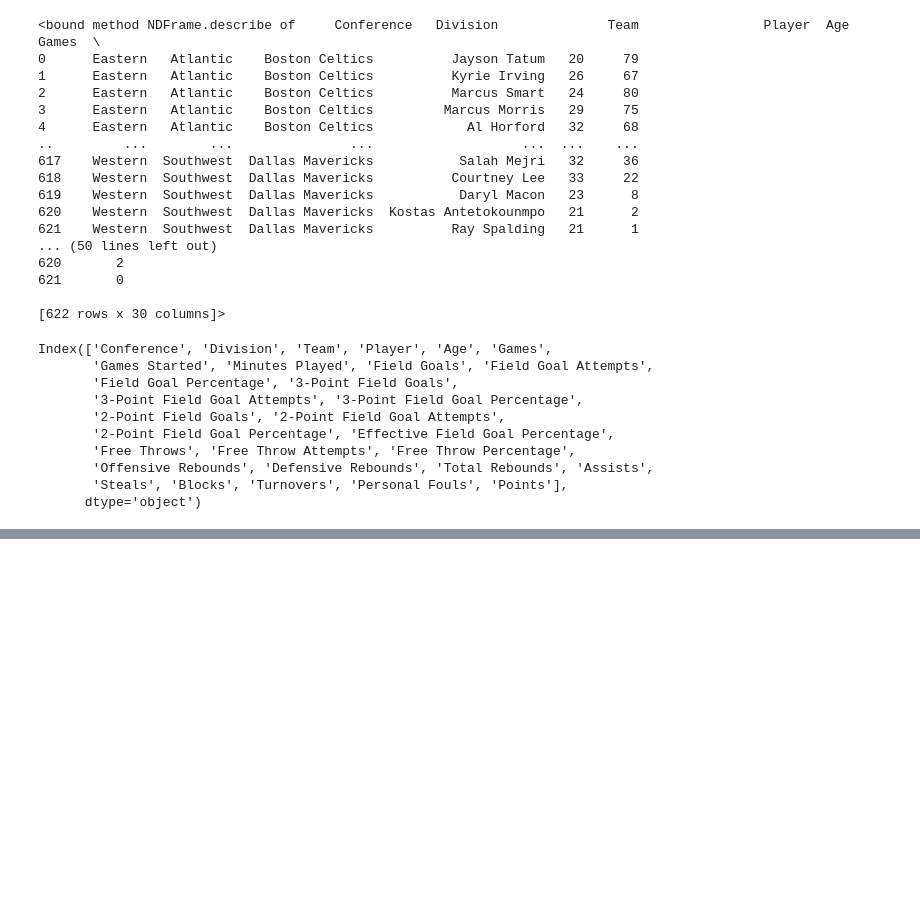
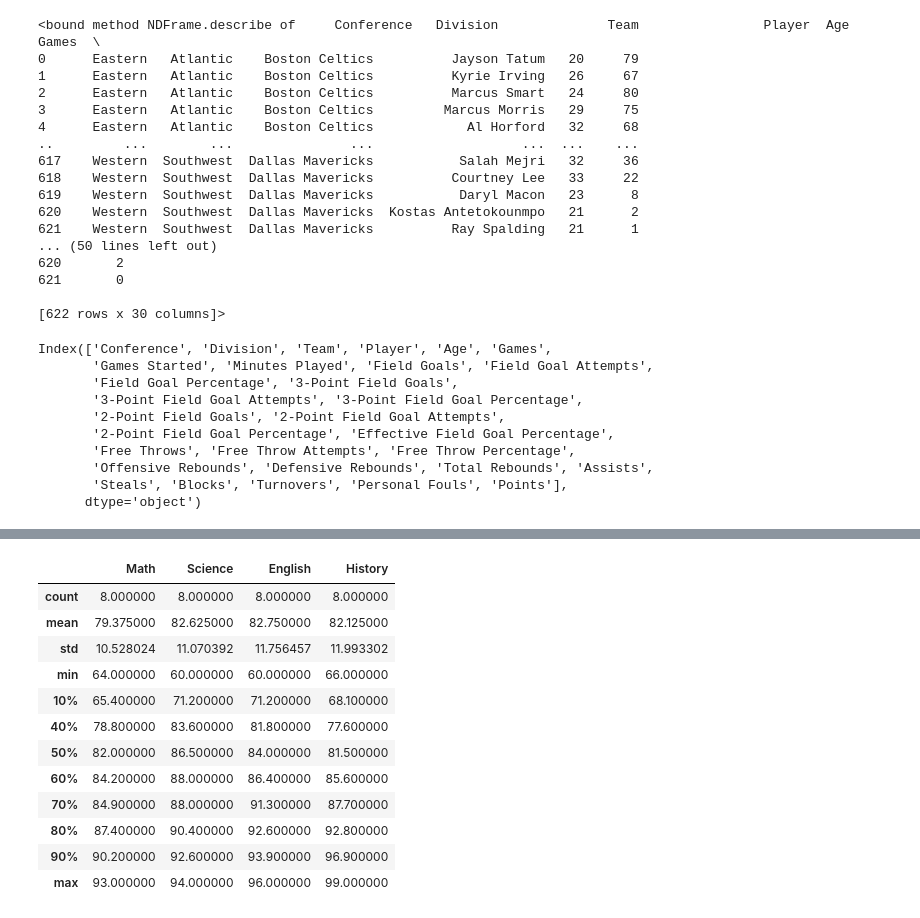
Before and after one commit to jpkeeton/2020Drills, a Jupyter notebook: PandasDrills.ipynb, the cells around one changed output, grey strips where cells are left out. Cells and saved outputs as stored; diff of their text form; code cells hidden in the pictures; blank space fills up the shorter version.

```diff
--- a/PandasDrills.ipynb
+++ b/PandasDrills.ipynb
@@ -274,3 +280,12 @@ Index(['Conference', 'Division', 'Team', 'Player', 'Age', 'Games',
        'Offensive Rebounds', 'Defensive Rebounds', 'Total Rebounds', 'Assists',
        'Steals', 'Blocks', 'Turnovers', 'Personal Fouls', 'Points'],
       dtype='object')
+# %%
+ # More Drill sfrom here: https://towardsdatascience.com/pandas-cheat-sheet-4c4eb6802a4b
+import pandas as pd
+# creating a dataframe with all the grades and subjects
+grades = pd.DataFrame(
+                 {'Math'     : [80, 89, 93,66, 84, 85,74,64],
+                  'Science'  : [94, 76, 88, 78, 88, 92, 60, 85],
+                  'English'  : [83, 76, 93, 96, 77, 85, 92, 60],
+                  'History'  : [96, 66, 76, 85, 78, 88, 69, 99]})
@@ -276,0 +323,19 @@ Index(['Conference', 'Division', 'Team', 'Player', 'Age', 'Games',
+# %%
+# Using the .describe() function we automatically get quantiles for 25, 50, and 75.
+# Create your own quantiles like this:
+grades.describe([0.1, 0.4, 0.5, 0.6, 0.7, 0.8, 0.9])
+# grades.describe([0.1, 0.9])
+# %% [output]
+|  | Math | Science | English | History |
+| count | 8.000000 | 8.000000 | 8.000000 | 8.000000 |
+| mean | 79.375000 | 82.625000 | 82.750000 | 82.125000 |
+| std | 10.528024 | 11.070392 | 11.756457 | 11.993302 |
+| min | 64.000000 | 60.000000 | 60.000000 | 66.000000 |
+| 10% | 65.400000 | 71.200000 | 71.200000 | 68.100000 |
+| 40% | 78.800000 | 83.600000 | 81.800000 | 77.600000 |
+| 50% | 82.000000 | 86.500000 | 84.000000 | 81.500000 |
+| 60% | 84.200000 | 88.000000 | 86.400000 | 85.600000 |
+| 70% | 84.900000 | 88.000000 | 91.300000 | 87.700000 |
+| 80% | 87.400000 | 90.400000 | 92.600000 | 92.800000 |
+| 90% | 90.200000 | 92.600000 | 93.900000 | 96.900000 |
+| max | 93.000000 | 94.000000 | 96.000000 | 99.000000 |
```
Also changed, not shown: parts of 7 cells of this notebook, 5 other files.
